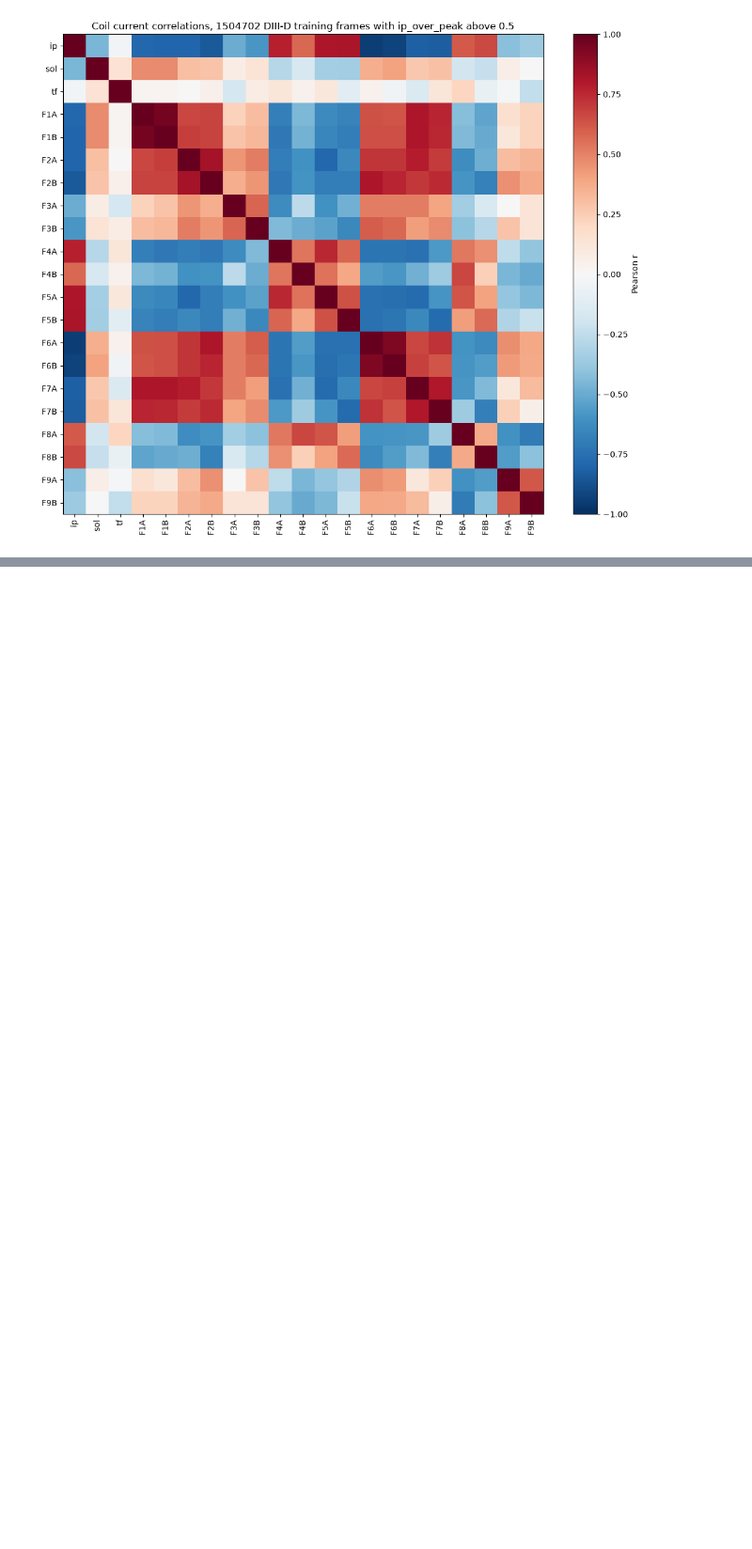
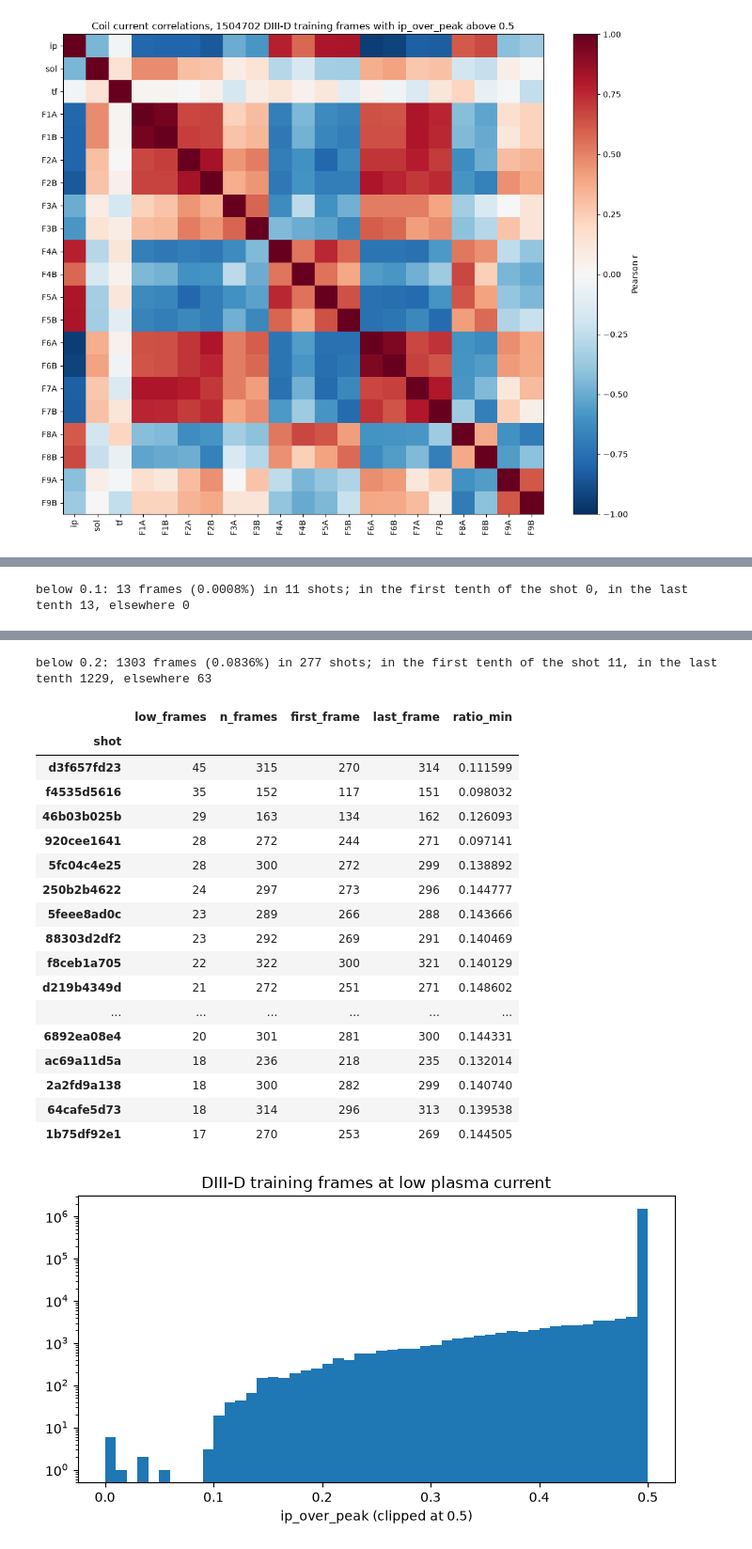
Before and after one commit to ksalango/fusion-equilibrium-challenge, a Jupyter notebook: notebooks/02_frame_table.ipynb, the cells around one changed output, grey strips where cells are left out. Shown at 94% size. Saved outputs shown, nothing was run; the diff lists cells and outputs as text; code cells hidden in the pictures; blank space fills up the shorter version.

```diff
--- a/notebooks/02_frame_table.ipynb
+++ b/notebooks/02_frame_table.ipynb
@@ -609,0 +745,22 @@ Unexpected observations:
+# %%
+# Open item 9: training frames with ip_over_peak below 0.1 and below 0.2: how many, in which
+# shots, and where in the shot (position = frame / (n_frames - 1)).
+ipk = read("diii_d_train", ["shot", "frame", "time_ms", "n_frames", "ip_over_peak", "ip__mean"])
+for threshold in (0.1, 0.2):
+    low = ipk[ipk["ip_over_peak"] < threshold]
+    position = low["frame"] / (low["n_frames"] - 1).clip(lower=1)
+    print(f"below {threshold}: {len(low)} frames ({len(low) / len(ipk):.4%}) in {low['shot'].nunique()} shots; "
+          f"in the first tenth of the shot {int((position <= 0.1).sum())}, in the last tenth {int((position >= 0.9).sum())}, "
+          f"elsewhere {int(((position > 0.1) & (position < 0.9)).sum())}")
+    per_shot_low = low.groupby("shot").agg(low_frames=("frame", "size"), n_frames=("n_frames", "first"),
+                                           first_frame=("frame", "min"), last_frame=("frame", "max"),
+                                           ratio_min=("ip_over_peak", "min"))
+    display(per_shot_low.sort_values("low_frames", ascending=False).head(20))
+fig, ax = plt.subplots(figsize=(7, 4))
+ax.hist(ipk["ip_over_peak"].clip(0, 0.5), bins=np.linspace(0, 0.5, 51))
+ax.set_yscale("log")
+ax.set_xlabel("ip_over_peak (clipped at 0.5)")
+ax.set_title("DIII-D training frames at low plasma current")
+fig.tight_layout()
+# %% [output]
+below 0.1: 13 frames (0.0008%) in 11 shots; in the first tenth of the shot 0, in the last tenth 13, elsewhere 0
@@ -609,0 +780,20 @@ Unexpected observations:
+below 0.2: 1303 frames (0.0836%) in 277 shots; in the first tenth of the shot 11, in the last tenth 1229, elsewhere 63
+|  | low_frames | n_frames | first_frame | last_frame | ratio_min |
+| shot |  |  |  |  |  |
+| d3f657fd23 | 45 | 315 | 270 | 314 | 0.111599 |
+| f4535d5616 | 35 | 152 | 117 | 151 | 0.098032 |
+| 46b03b025b | 29 | 163 | 134 | 162 | 0.126093 |
+| 920cee1641 | 28 | 272 | 244 | 271 | 0.097141 |
+| 5fc04c4e25 | 28 | 300 | 272 | 299 | 0.138892 |
+| 250b2b4622 | 24 | 297 | 273 | 296 | 0.144777 |
+| 5feee8ad0c | 23 | 289 | 266 | 288 | 0.143666 |
+| 88303d2df2 | 23 | 292 | 269 | 291 | 0.140469 |
+| f8ceb1a705 | 22 | 322 | 300 | 321 | 0.140129 |
+| d219b4349d | 21 | 272 | 251 | 271 | 0.148602 |
+| ... | ... | ... | ... | ... | ... |
+| 6892ea08e4 | 20 | 301 | 281 | 300 | 0.144331 |
+| ac69a11d5a | 18 | 236 | 218 | 235 | 0.132014 |
+| 2a2fd9a138 | 18 | 300 | 282 | 299 | 0.140740 |
+| 64cafe5d73 | 18 | 314 | 296 | 313 | 0.139538 |
+| 1b75df92e1 | 17 | 270 | 253 | 269 | 0.144505 |
+[figure, added]
```
Also changed, not shown: parts of 7 cells of this notebook, 4 other files.
